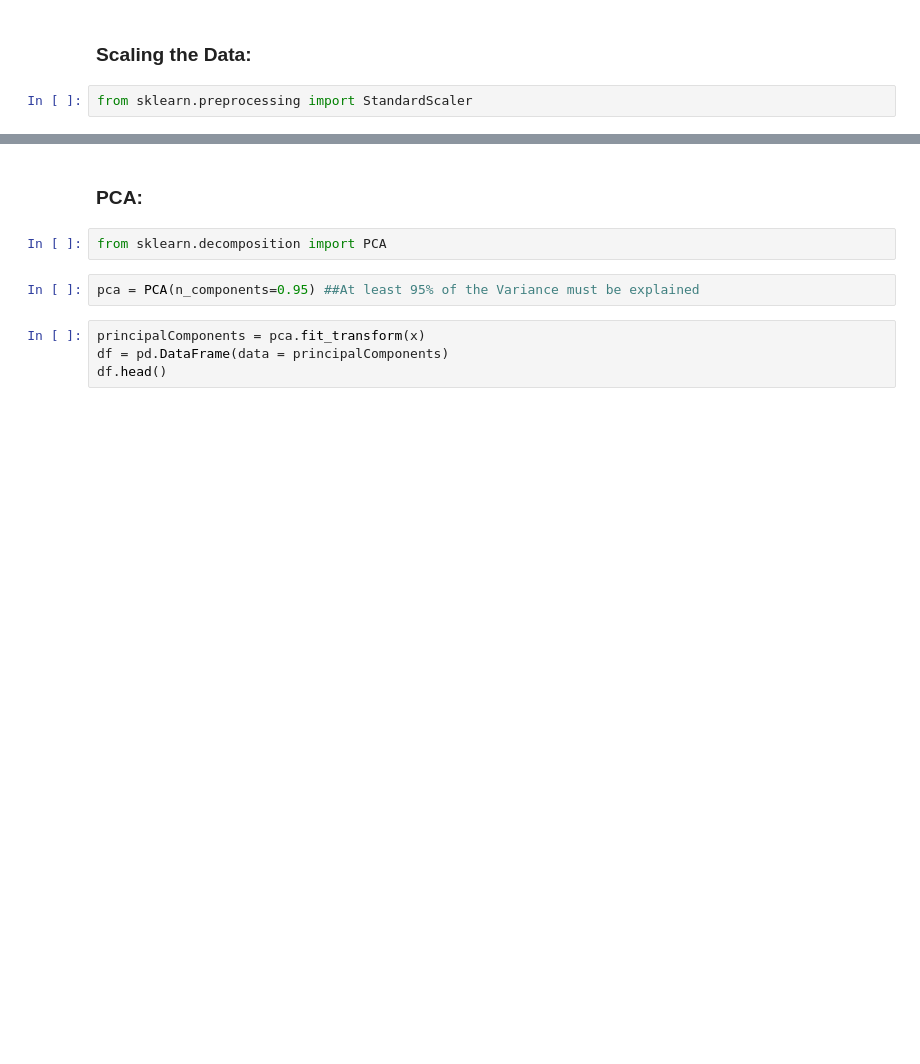
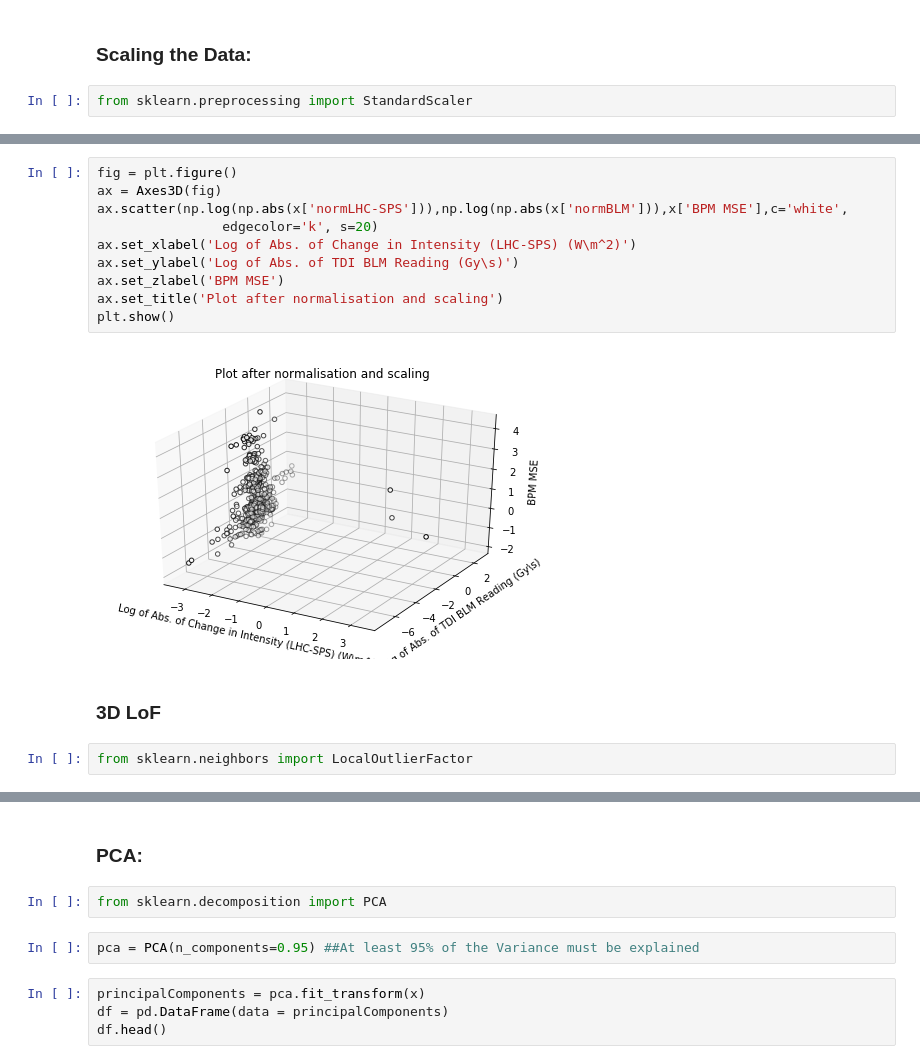
Before and after one commit to mfer0010/BscThesis, a Jupyter notebook: Jupyter Notebook Code/15_PCA and Beyond.ipynb, the cells around one changed output, grey strips where cells are left out. Drawn from its saved outputs; the diff is of its cells as text; blank space fills up the shorter version.

```diff
--- a/Jupyter Notebook Code/15_PCA and Beyond.ipynb
+++ b/Jupyter Notebook Code/15_PCA and Beyond.ipynb
@@ -41,0 +75,16 @@ x = StandardScaler().fit_transform(x)
+# %%
+fig = plt.figure()
+ax = Axes3D(fig)
+ax.scatter(np.log(np.abs(x['normLHC-SPS'])),np.log(np.abs(x['normBLM'])),x['BPM MSE'],c='white',
+                edgecolor='k', s=20)
+ax.set_xlabel('Log of Abs. of Change in Intensity (LHC-SPS) (W\m^2)')
+ax.set_ylabel('Log of Abs. of TDI BLM Reading (Gy\s)')
+ax.set_zlabel('BPM MSE')
+ax.set_title('Plot after normalisation and scaling')
+plt.show()
+# %% [output]
+[figure, added]
+# %% [markdown]
+### 3D LoF
+# %%
+from sklearn.neighbors import LocalOutlierFactor
```
Also changed, not shown: parts of 14 cells of this notebook, 11 other files.
